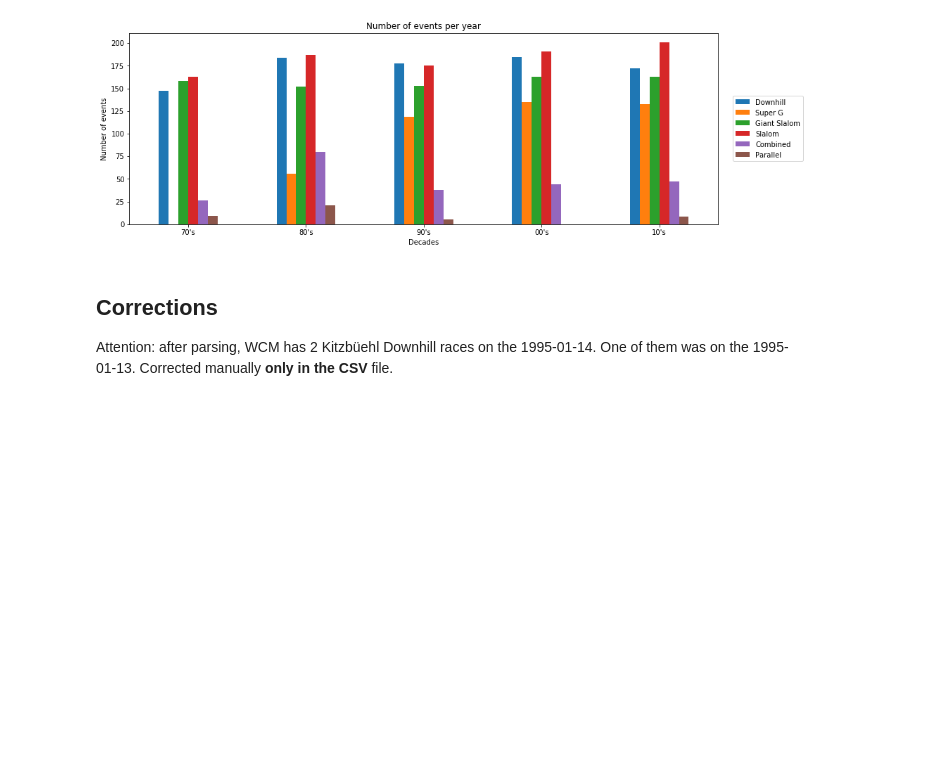
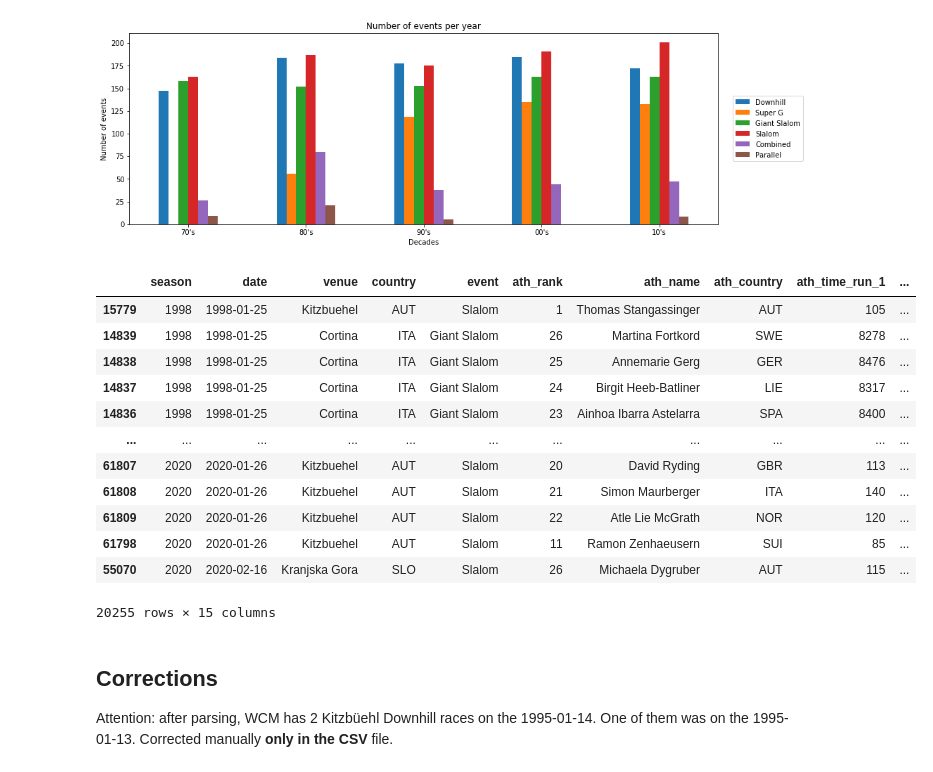
Before and after one commit to com-480-data-visualization/com-480-project-data-viz-le-6, a Jupyter notebook: analysis/data_exploratory.ipynb, the cells around one changed output. Drawn from its saved outputs; the diff is of its cells as text; code cells hidden in the pictures; blank space fills up the shorter version.

```diff
--- a/analysis/data_exploratory.ipynb
+++ b/analysis/data_exploratory.ipynb
@@ -122,6 +121,22 @@ axes.set_ylabel("Number of events")
 fig.savefig('events_per_decades.png')
 # %% [output]
 [figure]
+# %%
+both[both['ath_time_run_1']!=0].sort_values('season')
+# %% [output]
+|  | season | date | venue | country | event | ath_rank | ath_name | ath_country | ath_time_run_1 | ... |
+| 15779 | 1998 | 1998-01-25 | Kitzbuehel | AUT | Slalom | 1 | Thomas Stangassinger | AUT | 105 | ... |
+| 14839 | 1998 | 1998-01-25 | Cortina | ITA | Giant Slalom | 26 | Martina Fortkord | SWE | 8278 | ... |
+| 14838 | 1998 | 1998-01-25 | Cortina | ITA | Giant Slalom | 25 | Annemarie Gerg | GER | 8476 | ... |
+| 14837 | 1998 | 1998-01-25 | Cortina | ITA | Giant Slalom | 24 | Birgit Heeb-Batliner | LIE | 8317 | ... |
+| 14836 | 1998 | 1998-01-25 | Cortina | ITA | Giant Slalom | 23 | Ainhoa Ibarra Astelarra | SPA | 8400 | ... |
+| ... | ... | ... | ... | ... | ... | ... | ... | ... | ... | ... |
+| 61807 | 2020 | 2020-01-26 | Kitzbuehel | AUT | Slalom | 20 | David Ryding | GBR | 113 | ... |
+| 61808 | 2020 | 2020-01-26 | Kitzbuehel | AUT | Slalom | 21 | Simon Maurberger | ITA | 140 | ... |
+| 61809 | 2020 | 2020-01-26 | Kitzbuehel | AUT | Slalom | 22 | Atle Lie McGrath | NOR | 120 | ... |
+| 61798 | 2020 | 2020-01-26 | Kitzbuehel | AUT | Slalom | 11 | Ramon Zenhaeusern | SUI | 85 | ... |
+| 55070 | 2020 | 2020-02-16 | Kranjska Gora | SLO | Slalom | 26 | Michaela Dygruber | AUT | 115 | ... |
+20255 rows × 15 columns
 # %% [markdown]
 ## Corrections
 
```
Also changed, not shown: parts of 1 cell of this notebook, 1 other file.
